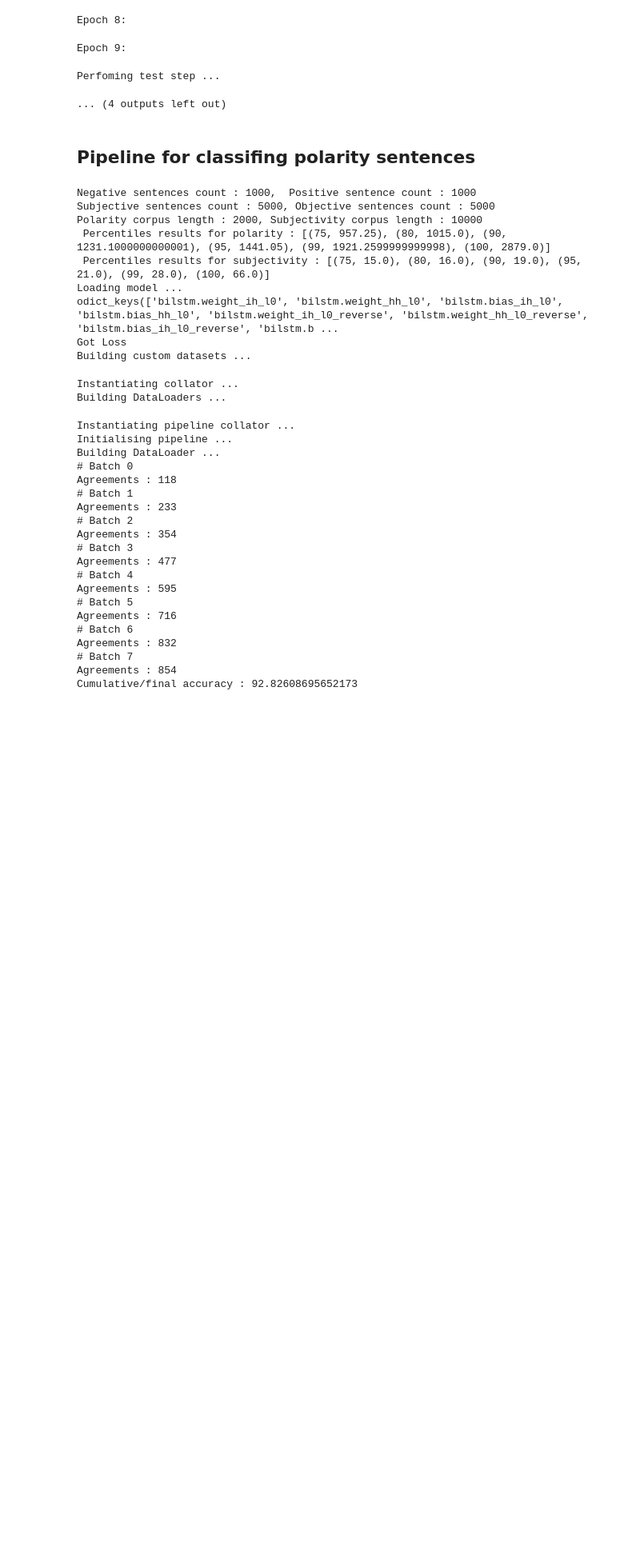
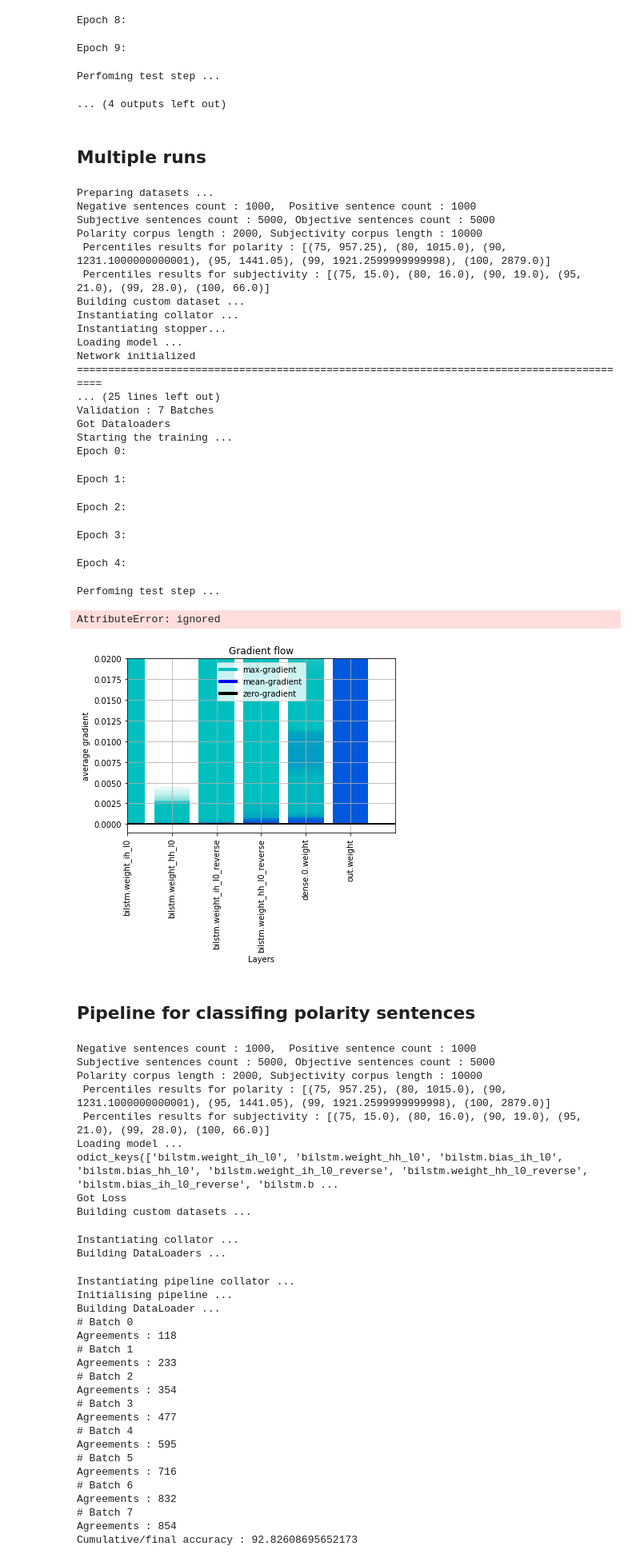
Before and after one commit to MatteoGuglielmi-tech/Polarity-and-Subjectivity-Detection, a Jupyter notebook: src/Matteo_Guglielmi_232088.ipynb, the cells around one changed output. Shown at 80% size. Drawn from its saved outputs; the diff is of its cells as text; code cells hidden in the pictures; blank space fills up the shorter version.

Commit message:
Added multiple runs. TODO : pass accuracy to cpu

```diff
--- a/src/Matteo_Guglielmi_232088.ipynb
+++ b/src/Matteo_Guglielmi_232088.ipynb
@@ -487,7 +490,7 @@ class BiLSTM(nn.Module):
                  batch_first: bool=True,
                  bidirectional: bool=True):
 
-        super(BiLSTMAttention, self).__init__()
+        super(BiLSTM, self).__init__()
         # BiLSTMs
         # https://pytorch.org/docs/stable/generated/torch.nn.LSTM.html
         self.bilstm = nn.LSTM(input_size=input_size,
@@ -714,9 +717,10 @@ def main(
          epochs: int=30,
          tst_dim_split: float=0.2,
          val_dim_split: float=0.1,
-         pr: bool=False,
          input: int=100,
-         hidden: int=128
+         hidden: int=128,
+         save: str='y',
+         seed : int = 42,
          ) -> Tuple[float]:
 
     torch.cuda.empty_cache()
@@ -737,10 +741,6 @@ def main(
     # print model summary -> keras.summary() style
     print(summary(model=net, input_size=(batch_size, seq_len, input)))
 
-    # in case, print the parameters
-    if pr:
-        print_net_parameters(net)
-
     # assigning cost function
     cost_function = cross_entropy_loss()
     print('Got Loss')
@@ -754,7 +754,8 @@ def main(
                                                      batch_size=batch_size,
                                                      collator=collator,
                                                      tst_dim_split=tst_dim_split,
-                                                     val_dim_split=val_dim_split)
+                                                     val_dim_split=val_dim_split,
+                                                     seed=seed)
 
     print("Got Dataloaders")
 
@@ -784,32 +785,34 @@ def main(
         train_accs.append(train_acc)
         sampled_epochs.append(e)
 
-        if early_stopper.early_stop(val_loss):
+        if early_stopper.early_stop(val_loss) and save=='y':
             print(f"Saving model at epoch :{e+1} ...")
             save_model(epochs=e+1,
                        model=net,
                        optimizer=optimizer,
                        criterion=cost_function,
                        path2file=out)
+
+            print(f"Model Saved\n")
             break
 
     print(f"Perfoming test step ...")
-    _, _, _, _ = test_step(model=net,
+    _, _, tst_acc, _ = test_step(model=net,
                            test=test_loader,
                            cost_function=cost_function,
                            device=device,
                            kind="Test")
+    if save=='y':
+        print(f"\nSaving last model ...")
+        save_model(epochs=epochs,
+                model=net,
+                optimizer=optimizer,
+                criterion=cost_function,
+                path2file=out)
 
-    print(f"\nSaving last model ...")
-    save_model(epochs=epochs,
-               model=net,
-               optimizer=optimizer,
-               criterion=cost_function,
-               path2file=out)
+        print(f"Model Saved\n")
 
-    print(f"Model Saved\n")
-
-    return train_losses, val_losses, sampled_epochs, val_accs, train_accs
+    return train_losses, val_losses, sampled_epochs, val_accs, train_accs, tst_acc
 # %% [markdown]
 ## Hyperparameters
 # %%
@@ -916,3 +919,5 @@ Epoch 8:
 Epoch 9:
 Perfoming test step ...
 ... (4 outputs left out)
+# %% [markdown]
+## Multiple runs
@@ -919,3 +981,30 @@ Perfoming test step ...
+# %%
+subj_multiple_runs()
+# %% [output]
+Preparing datasets ...
+Negative sentences count : 1000,  Positive sentence count : 1000
+Subjective sentences count : 5000, Objective sentences count : 5000
+Polarity corpus length : 2000, Subjectivity corpus length : 10000
+ Percentiles results for polarity : [(75, 957.25), (80, 1015.0), (90, 1231.1000000000001), (95, 1441.05), (99, 1921.2599999999998), (100, 2879.0)]
+ Percentiles results for subjectivity : [(75, 15.0), (80, 16.0), (90, 19.0), (95, 21.0), (99, 28.0), (100, 66.0)]
+Building custom dataset ...
+Instantiating collator ...
+Instantiating stopper...
+Loading model ...
+Network initialized
+==========================================================================================
+... (25 lines left out)
+Validation : 7 Batches
+Got Dataloaders
+Starting the training ...
+Epoch 0:
+Epoch 1:
+Epoch 2:
+Epoch 3:
+Epoch 4:
+Perfoming test step ...
+AttributeError: ignored
+[figure, added]
 # %% [markdown]
 ## Pipeline for classifing polarity sentences
 # %%
```
Also changed, not shown: parts of 6 cells of this notebook.
